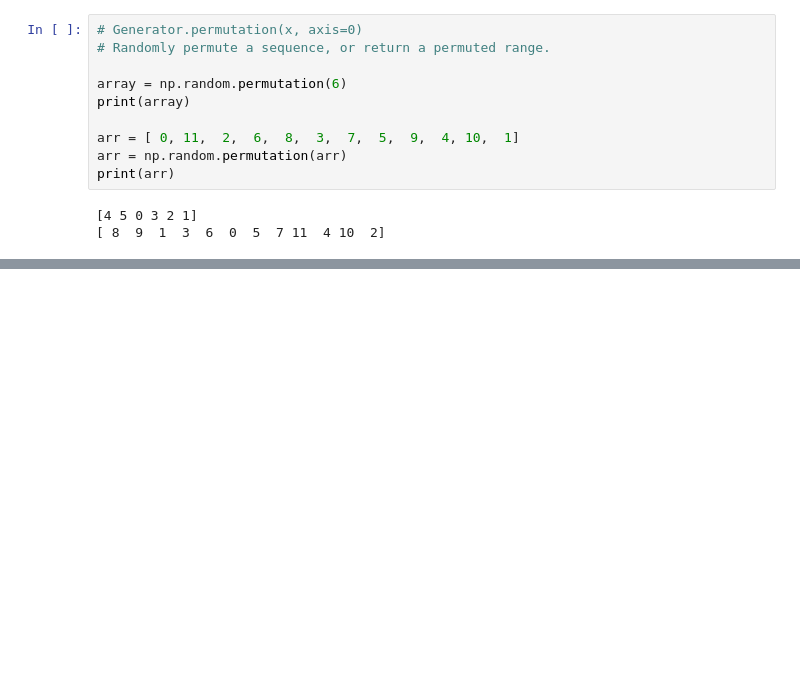
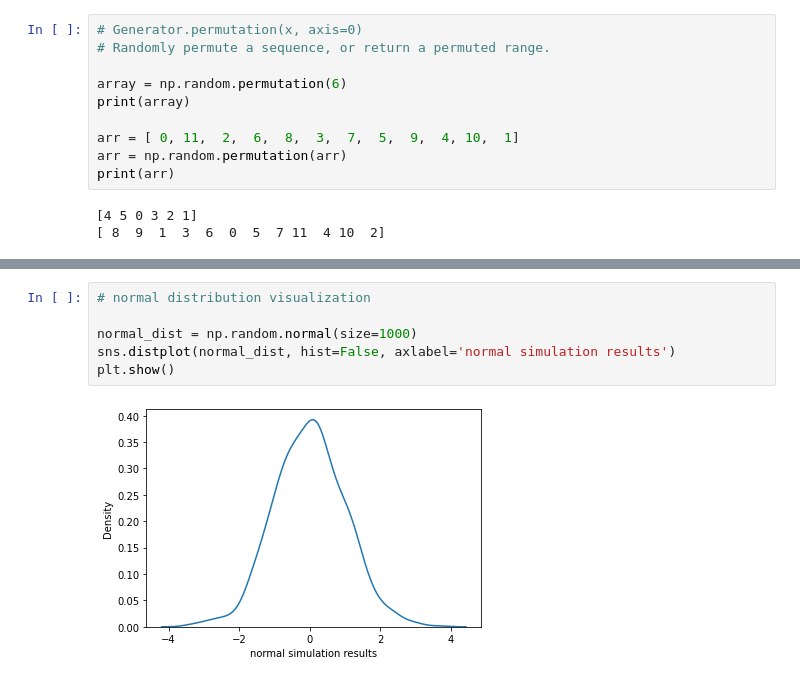
Before and after one commit to AzizDialloG/Programming_Data_Analysis_NumpyRandom, a Jupyter notebook: Programming_Data_Analysis_NumpyRandom.ipynb, the cells around one changed output, grey strips where cells are left out. Drawn from its saved outputs; the diff is of its cells as text; blank space fills up the shorter version.

```diff
--- a/Programming_Data_Analysis_NumpyRandom.ipynb
+++ b/Programming_Data_Analysis_NumpyRandom.ipynb
@@ -95,0 +124,8 @@ print(arr)
+# %%
+# normal distribution visualization
+
+normal_dist = np.random.normal(size=1000)
+sns.distplot(normal_dist, hist=False, axlabel='normal simulation results')
+plt.show()
+# %% [output]
+[figure, added]
```
Also changed, not shown: parts of 10 cells of this notebook.
